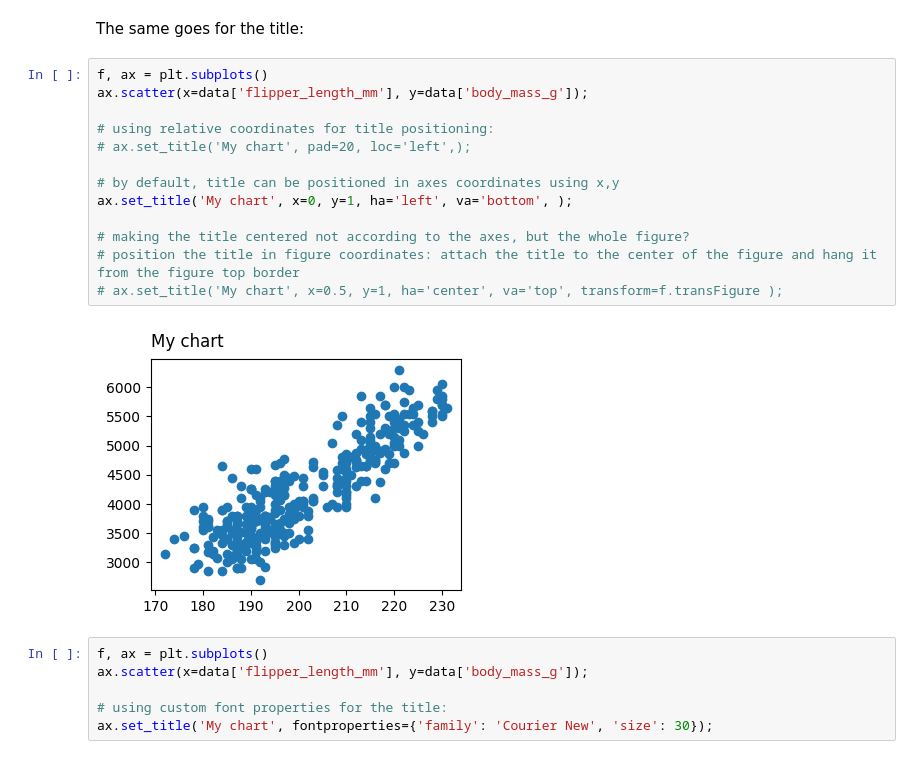
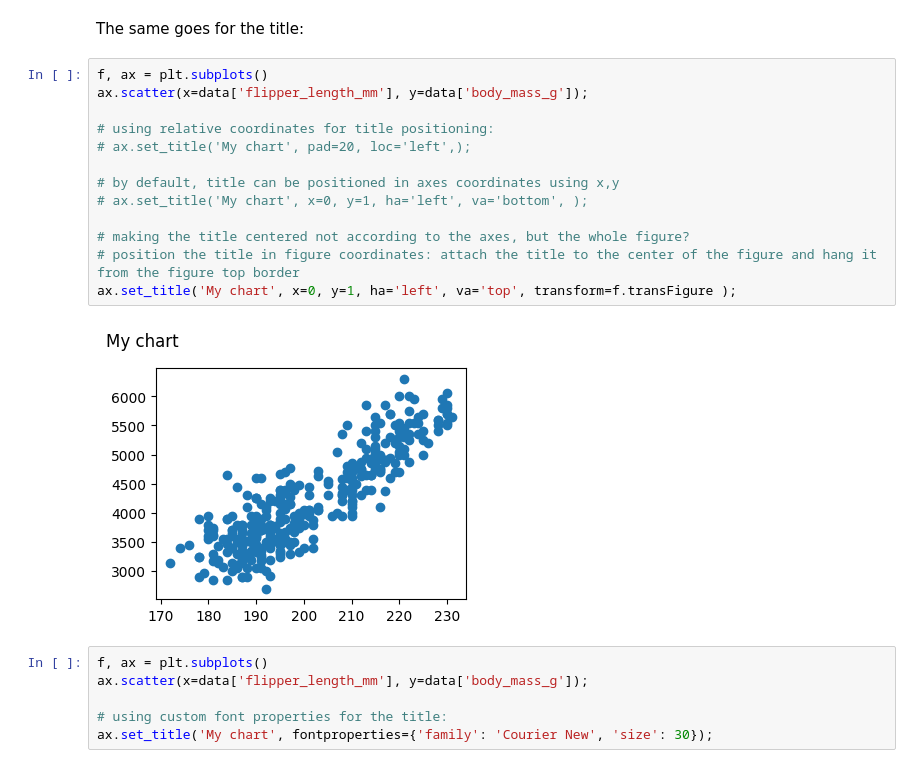
Before and after one commit to Davee02/HSLU, a Jupyter notebook: sem3/dviz/week04/02_ticks-and-spines.ipynb, the cells around one changed output. Saved outputs shown, nothing was run; the diff lists cells and outputs as text.

```diff
--- a/sem3/dviz/week04/02_ticks-and-spines.ipynb
+++ b/sem3/dviz/week04/02_ticks-and-spines.ipynb
@@ -303,18 +303,18 @@ The same goes for the title:
 # %%
 f, ax = plt.subplots()
 ax.scatter(x=data['flipper_length_mm'], y=data['body_mass_g']);
 
 # using relative coordinates for title positioning:
 # ax.set_title('My chart', pad=20, loc='left',);
 
 # by default, title can be positioned in axes coordinates using x,y
-ax.set_title('My chart', x=0, y=1, ha='left', va='bottom', );
+# ax.set_title('My chart', x=0, y=1, ha='left', va='bottom', );
 
 # making the title centered not according to the axes, but the whole figure?
 # position the title in figure coordinates: attach the title to the center of the figure and hang it from the figure top border
-# ax.set_title('My chart', x=0.5, y=1, ha='center', va='top', transform=f.transFigure );
+ax.set_title('My chart', x=0, y=1, ha='left', va='top', transform=f.transFigure );
 # %% [output]
-[figure, old version]
+[figure, new version]
 # %%
 f, ax = plt.subplots()
 ax.scatter(x=data['flipper_length_mm'], y=data['body_mass_g']);
```
Also changed, not shown: 2 other files.
